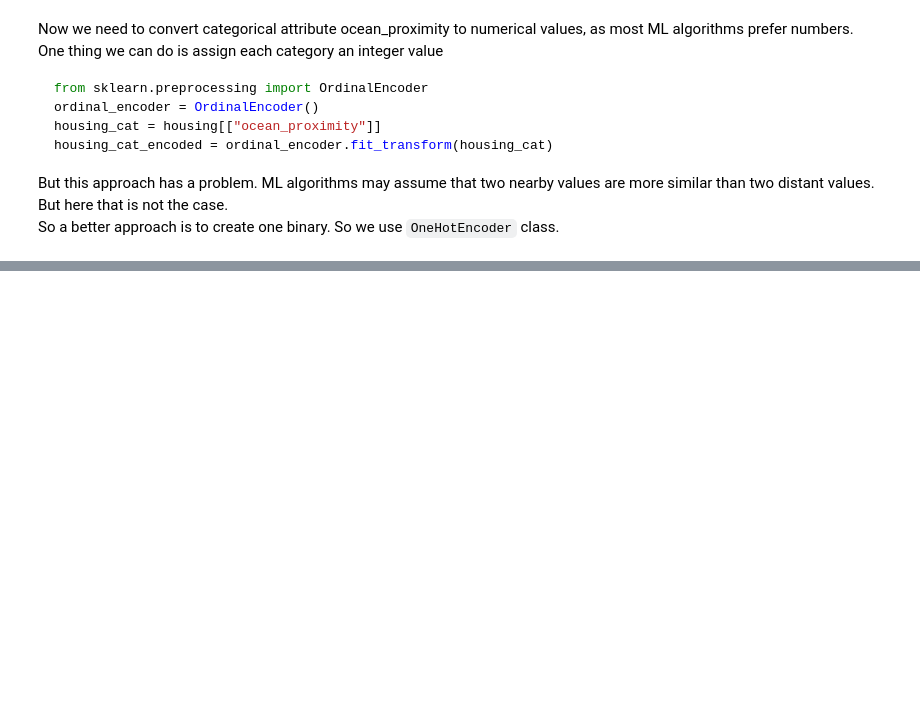
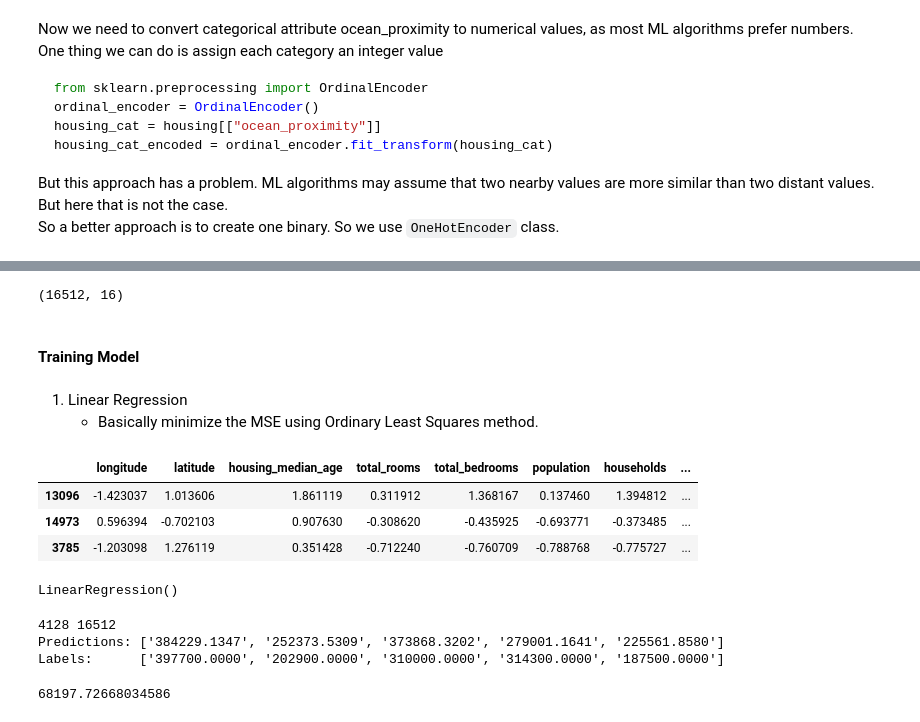
Before and after one commit to VivirAstucia/Housing_Price_ML, a Jupyter notebook: main.ipynb, the cells around one changed output, grey strips where cells are left out. Saved outputs shown, nothing was run; the diff lists cells and outputs as text; code cells hidden in the pictures; blank space fills up the shorter version.

Commit message:
Completed Final Model

```diff
--- a/main.ipynb
+++ b/main.ipynb
@@ -378,5 +380,10 @@ So a better approach is to create one binary. So we use `OneHotEncoder` class.
 # %%
 from collections import Counter
 print(Counter(explore_set['ocean_proximity']))
+
+from sklearn.preprocessing import OneHotEncoder
+encoder = OneHotEncoder()
+explore_set_1hot = encoder.fit_transform(explore_set[['ocean_proximity']])
+explore_set_1hot.toarray()
 # %% [output]
 Counter({'<1H OCEAN': 7274, 'INLAND': 5301, 'NEAR OCEAN': 2089, 'NEAR BAY': 1846, 'ISLAND': 2})
@@ -382,0 +455,26 @@ Counter({'<1H OCEAN': 7274, 'INLAND': 5301, 'NEAR OCEAN': 2089, 'NEAR BAY': 1846
+# %%
+from sklearn.pipeline import Pipeline
+from sklearn.preprocessing import StandardScaler, OneHotEncoder
+from sklearn.compose import ColumnTransformer
+
+num_pipeline = Pipeline([
+    ('imputer', SimpleImputer(strategy='median')),
+    ('attribs_adder', CombinedAttributesAdder()),
+    ('std_scaler', StandardScaler()),
+])
+
+cat_pipepline = Pipeline([
+    ("imputer", SimpleImputer(strategy='most_frequent')),
+    ("onehot", OneHotEncoder())
+])
+
+num_attribs = ['longitude', 'latitude', 'housing_median_age', 'total_rooms', 'total_bedrooms', 'population', 'households', 'median_income']
+cat_attribs = ["ocean_proximity"]
+
+full_pipeline = ColumnTransformer([
+    ('num', num_pipeline, num_attribs),
+    ('cat', cat_pipepline, cat_attribs)
+])
+# %%
+train_set = strat_train_set.copy()
+train_set.info()
@@ -382,0 +499,48 @@ Counter({'<1H OCEAN': 7274, 'INLAND': 5301, 'NEAR OCEAN': 2089, 'NEAR BAY': 1846
+# %%
+train_set_prepared = full_pipeline.fit_transform(train_set)
+train_set_prepared.shape
+# %% [output]
+(16512, 16)
+# %% [markdown]
+#### **Training Model**
+# %% [markdown]
+1. Linear Regression
+   - Basically minimize the MSE using Ordinary Least Squares method.
+# %%
+train_set_prepared_df = pd.DataFrame(
+    train_set_prepared.toarray() if hasattr(train_set_prepared, "toarray") else train_set_prepared,
+    columns=(list(explore_set_num.drop(columns=['median_house_value']).columns) + ['rooms_ph', 'population_ph', 'bedrooms_pr'] + list(encoder.get_feature_names_out(['ocean_proximity']))),
+    index=train_set.index
+)
+train_set_prepared_df.head(3)
+# %% [output]
+|  | longitude | latitude | housing_median_age | total_rooms | total_bedrooms | population | households | ... |
+| 13096 | -1.423037 | 1.013606 | 1.861119 | 0.311912 | 1.368167 | 0.137460 | 1.394812 | ... |
+| 14973 | 0.596394 | -0.702103 | 0.907630 | -0.308620 | -0.435925 | -0.693771 | -0.373485 | ... |
+| 3785 | -1.203098 | 1.276119 | 0.351428 | -0.712240 | -0.760709 | -0.788768 | -0.775727 | ... |
+# %%
+from sklearn.linear_model import LinearRegression
+
+lin_reg = LinearRegression()
+lin_reg.fit(train_set_prepared, train_set['median_house_value'])
+# %% [output]
+LinearRegression()
+# %%
+some_data = strat_test_set.iloc[:5]
+some_labels = strat_test_set['median_house_value'].iloc[:5]
+some_data_prepared = full_pipeline.transform(some_data)
+print(len(strat_test_set), len(train_set_prepared))
+print("Predictions:", list(f'{i:.4f}' for i in lin_reg.predict(some_data_prepared)))
+print("Labels:     ", list(f'{i:.4f}' for i in some_labels))
+# %% [output]
+4128 16512
+Predictions: ['384229.1347', '252373.5309', '373868.3202', '279001.1641', '225561.8580']
+Labels:      ['397700.0000', '202900.0000', '310000.0000', '314300.0000', '187500.0000']
+# %%
+from sklearn.metrics import mean_squared_error as mse
+train_predictions = lin_reg.predict(train_set_prepared)
+
+lin_mse = mse(train_set['median_house_value'], train_predictions)
+(lin_rmse := sqrt(lin_mse))
+# %% [output]
+68197.72668034586
```
Also changed, not shown: parts of 46 cells of this notebook, 1 other file.
